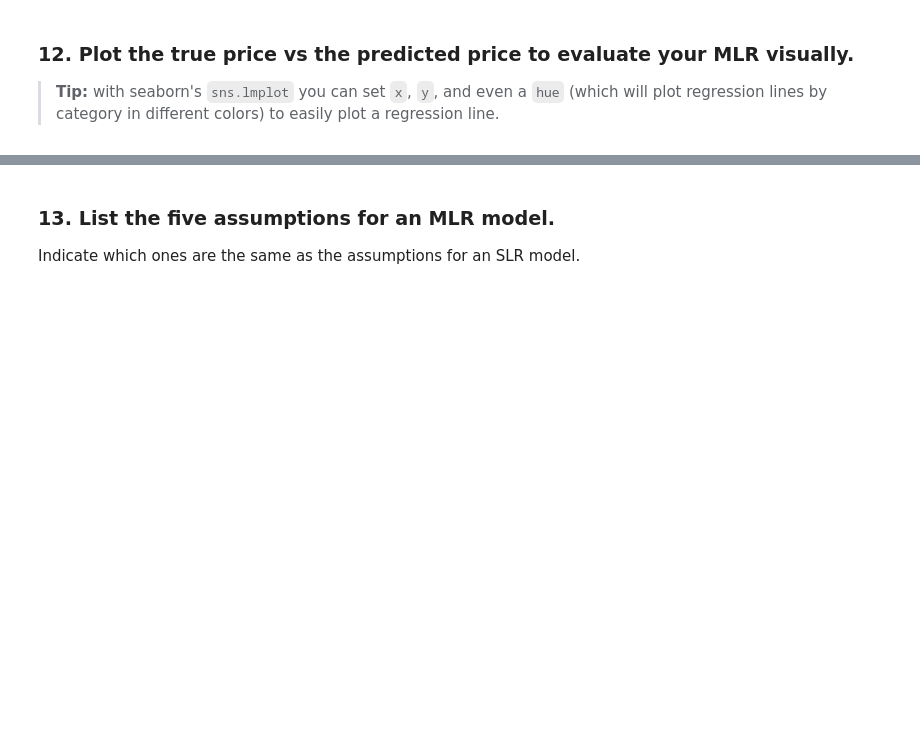
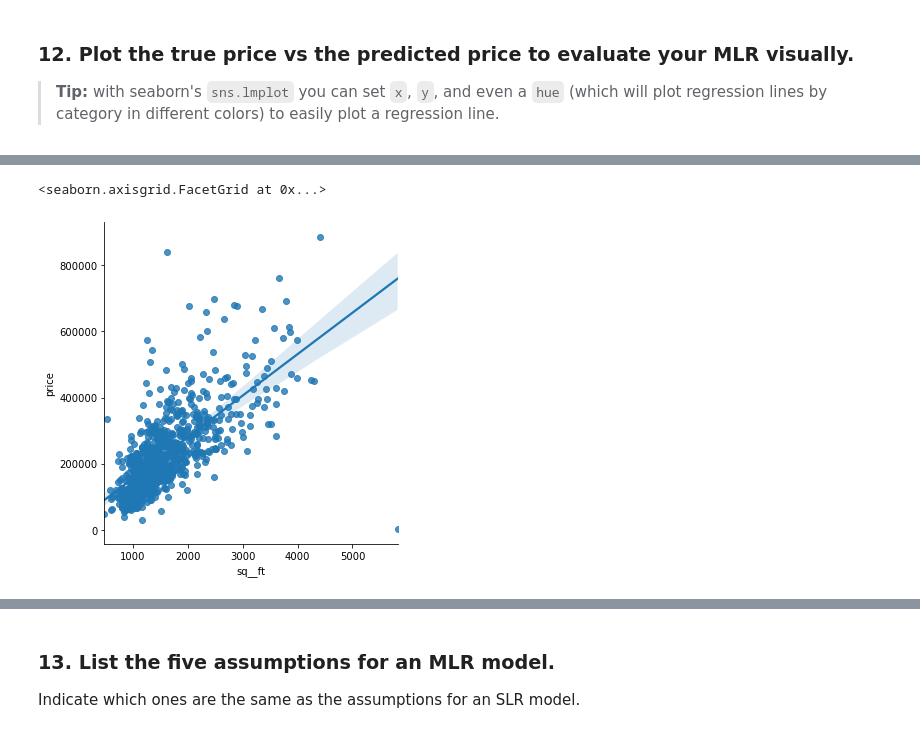
Before and after one commit to mduff12/mduff12, a Jupyter notebook: labs/3.01-lab-linear-regression-master/linear-regression-sacramento.ipynb, the cells around one changed output, grey strips where cells are left out. Drawn from its saved outputs; the diff is of its cells as text; code cells hidden in the pictures; blank space fills up the shorter version.

```diff
--- a/labs/3.01-lab-linear-regression-master/linear-regression-sacramento.ipynb
+++ b/labs/3.01-lab-linear-regression-master/linear-regression-sacramento.ipynb
@@ -279,7 +303,7 @@ pd.get_dummies(shd['type'])
 
 Use `.head()` on the new dataframe you've created. Depending on how you cleaned the data earlier in this notebook, there may be a dummy column that needs to be removed. Check that all the columns you've created make sense, and if any of the columns seem to be errors, drop them.
 # %%
-shd=pd.get_dummies(data=shd, columns=['type'])
+shd=pd.get_dummies(data=shd, columns=['type'], drop_first=True)
 shd.head()
 # %% [output]
 |  | street | city | zip | state | beds | baths | sq__ft | sale_date | price | latitude | ... |
@@ -442,4 +486,3 @@ metrics.mean_squared_error(y, y_preds)
 # %%
-# shd['predicted_price']=y_preds
-shd.drop(columns='Predicted_Price',inplace=True)
+shd['predicted_price']=y_preds
 shd.head()
@@ -446,2 +496,5 @@ shd.head()
 # %%
-sns.lmplot(x='predicted_price',y='price',data=shd,hue='type_Residential')
+sns.lmplot(x='sq__ft',y='price', data=shd)
+# %% [output]
+<seaborn.axisgrid.FacetGrid at 0x...>
+[figure, added]
```
Also changed, not shown: parts of 28 cells of this notebook.
